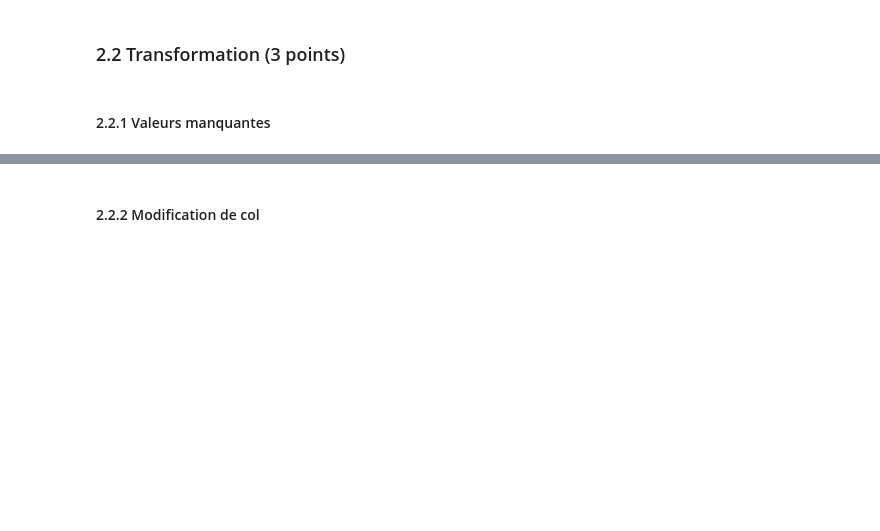
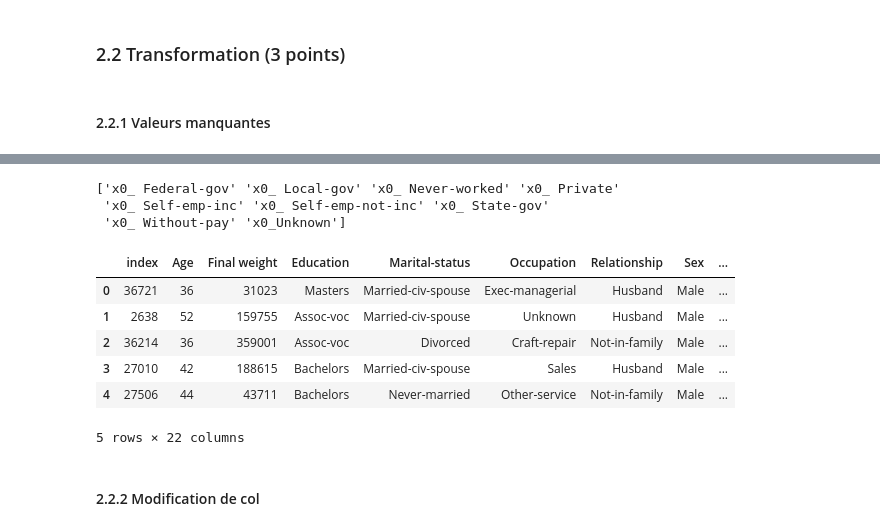
Before and after one commit to AdamMartinCote/IntroductionToAI, a Jupyter notebook: tp3/TP3_INF8215.ipynb, the cells around one changed output, grey strips where cells are left out. Saved outputs shown, nothing was run; the diff lists cells and outputs as text; code cells hidden in the pictures; blank space fills up the shorter version.

Commit message:
WIP - transformations

```diff
--- a/tp3/TP3_INF8215.ipynb
+++ b/tp3/TP3_INF8215.ipynb
@@ -666,3 +639,64 @@ X_train.head()
+# %%
+from sklearn.impute import SimpleImputer
+from sklearn.preprocessing import LabelEncoder
+
+X_train = pd.read_csv(PATH + "train.csv")
+
+## imputers
+##
+question_mark_imputer = SimpleImputer(missing_values=' ?',
+                                      strategy='constant',
+                                      fill_value='Unknown')
+X_train["Workclass"] = question_mark_imputer.fit_transform(X_train["Workclass"].values.reshape(-1, 1))
+X_train["Occupation"] = question_mark_imputer.fit_transform(X_train["Occupation"].values.reshape(-1, 1))
+
+## New Columns
+##
+over_50k = X_train.apply(lambda row: pd.Series('>' in row["Income"]), axis=1)
+over_50k.columns = ["over 50k"]
+
+X_train = X_train.drop(columns = ["Income"])
+X_train = pd.concat([X_train,pd.DataFrame(over_50k)], axis = 1)
+
+
+## Labels
+##
+over_50k_label = LabelEncoder()
+X_train["over 50k"] = over_50k_label.fit_transform(X_train["over 50k"].values)
+
+
+## One-hot encode
+##
+
+from sklearn.preprocessing import OneHotEncoder
+
+workclass_encoder = OneHotEncoder(categories = 'auto', sparse = False)
+
+new_columns_train = workclass_encoder.fit_transform(X_train["Workclass"].values.reshape(-1, 1))
+
+
+df = pd.DataFrame(new_columns_train)
+df.columns = workclass_encoder.get_feature_names()
+X_train = X_train.drop(columns=["Workclass"])
+X_train = pd.concat([X_train, df], axis = 1)
+
+## Normalize
+##
+
+# TODO
+
+X_train.head()
+# %% [output]
+['x0_ Federal-gov' 'x0_ Local-gov' 'x0_ Never-worked' 'x0_ Private'
+ 'x0_ Self-emp-inc' 'x0_ Self-emp-not-inc' 'x0_ State-gov'
+ 'x0_ Without-pay' 'x0_Unknown']
+|  | index | Age | Final weight | Education | Marital-status | Occupation | Relationship | Sex | ... |
+| 0 | 36721 | 36 | 31023 | Masters | Married-civ-spouse | Exec-managerial | Husband | Male | ... |
+| 1 | 2638 | 52 | 159755 | Assoc-voc | Married-civ-spouse | Unknown | Husband | Male | ... |
+| 2 | 36214 | 36 | 359001 | Assoc-voc | Divorced | Craft-repair | Not-in-family | Male | ... |
+| 3 | 27010 | 42 | 188615 | Bachelors | Married-civ-spouse | Sales | Husband | Male | ... |
+| 4 | 27506 | 44 | 43711 | Bachelors | Never-married | Other-service | Not-in-family | Male | ... |
+5 rows × 22 columns
 # %%
 def categorize(data, col):
     return{ item:i for i, item in set(data[col])}
```
Also changed, not shown: parts of 3 cells of this notebook.
